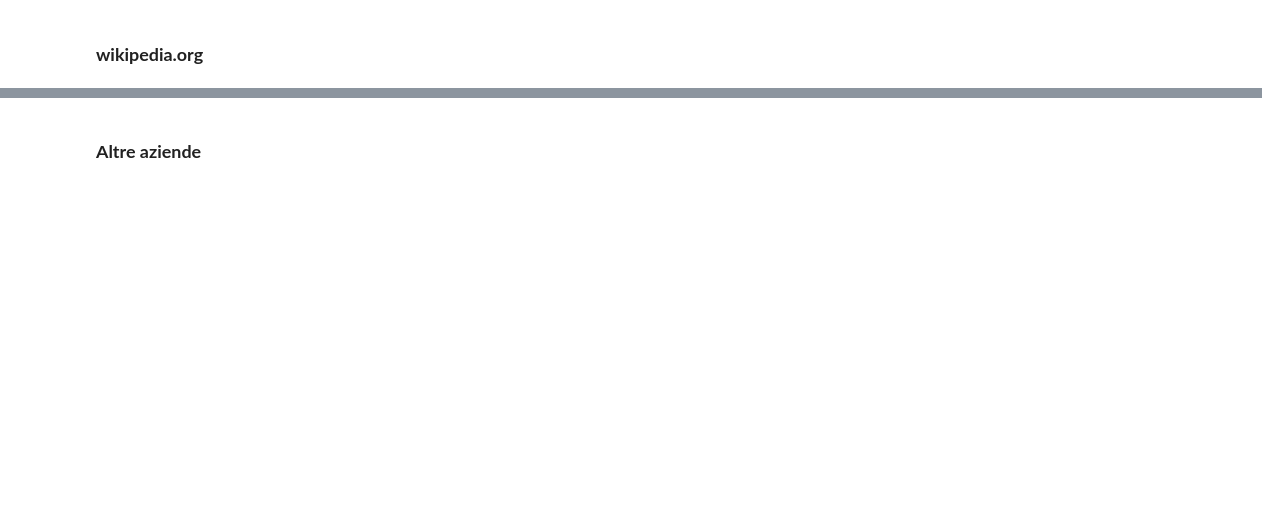
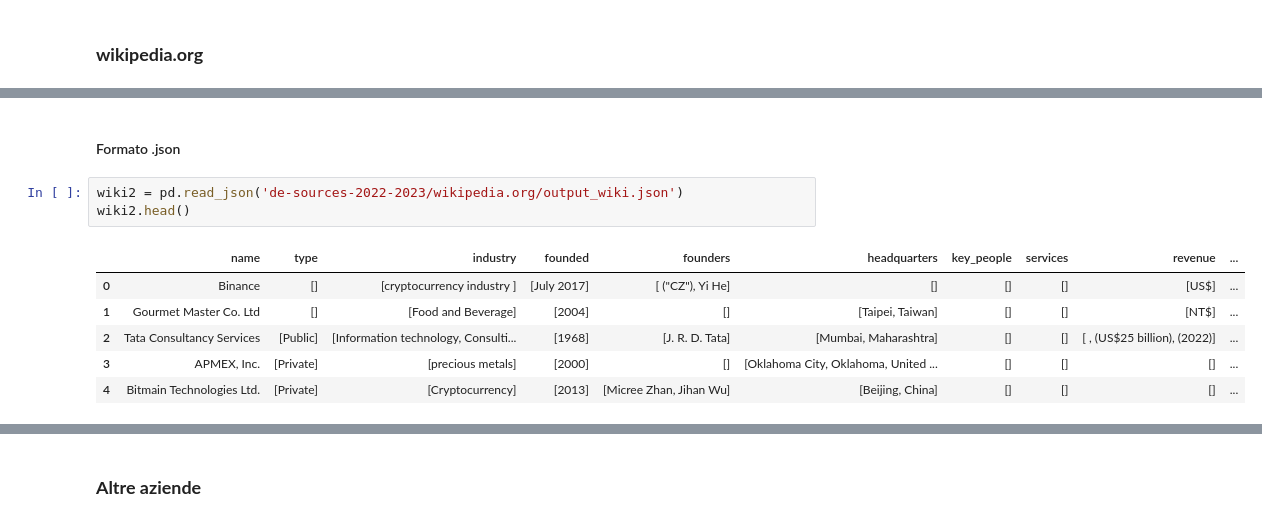
Before and after one commit to Elisabetta99/IDD_HW8, a Jupyter notebook: analisiDataset.ipynb, the cells around one changed output, grey strips where cells are left out. Cells and saved outputs as stored; diff of their text form; blank space fills up the shorter version.

```diff
--- a/analisiDataset.ipynb
+++ b/analisiDataset.ipynb
@@ -1501,0 +2249,12 @@ dtype: int64
+# %% [markdown]
+#### Formato .json
+# %%
+wiki2 = pd.read_json('de-sources-2022-2023/wikipedia.org/output_wiki.json')
+wiki2.head()
+# %% [output]
+|  | name | type | industry | founded | founders | headquarters | key_people | services | revenue | ... |
+| 0 | Binance | [] | [cryptocurrency industry ] | [July 2017] | [ ("CZ"), Yi He] | [] | [] | [] | [US$] | ... |
+| 1 | Gourmet Master Co. Ltd | [] | [Food and Beverage] | [2004] | [] | [Taipei, Taiwan] | [] | [] | [NT$] | ... |
+| 2 | Tata Consultancy Services | [Public] | [Information technology, Consulti... | [1968] | [J. R. D. Tata] | [Mumbai, Maharashtra] | [] | [] | [ , (US$25 billion), (2022)] | ... |
+| 3 | APMEX, Inc. | [Private] | [precious metals] | [2000] | [] | [Oklahoma City, Oklahoma, United ... | [] | [] | [] | ... |
+| 4 | Bitmain Technologies Ltd. | [Private] | [Cryptocurrency] | [2013] | [Micree Zhan, Jihan Wu] | [Beijing, China] | [] | [] | [] | ... |
```
Also changed, not shown: parts of 128 cells of this notebook.
